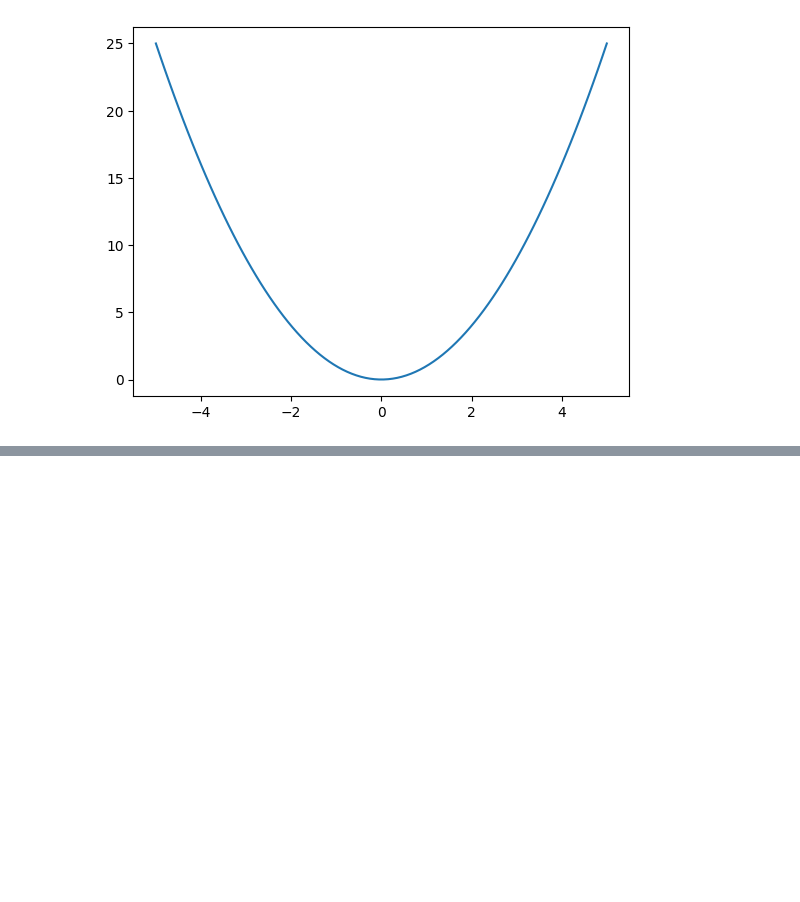
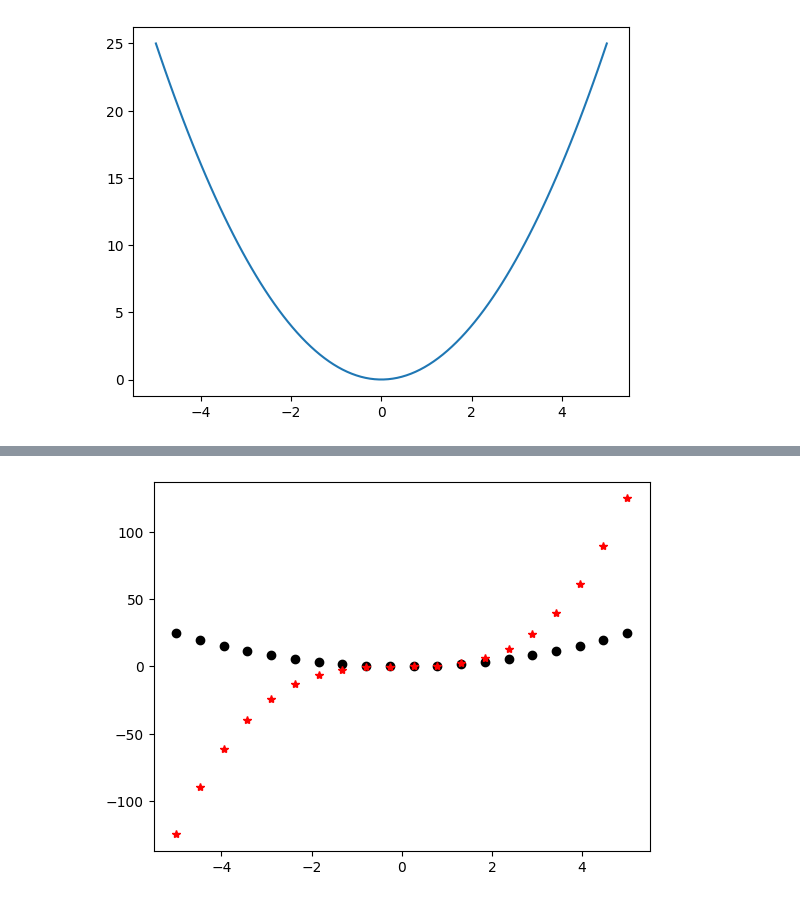
Before and after one commit to yoponchik/Computer-Programming-For-Engineers, a Jupyter notebook: Lecture Code/Week3.ipynb, the cells around one changed output, grey strips where cells are left out. Drawn from its saved outputs; the diff is of its cells as text; code cells hidden in the pictures; blank space fills up the shorter version.

```diff
--- a/Lecture Code/Week3.ipynb
+++ b/Lecture Code/Week3.ipynb
@@ -171,0 +184,9 @@ plt.show()
+# %%
+##More Modifying Plot
+
+x =  np.linspace(-5,5,20)
+plt.plot(x, x**2, 'ko')            #black dots
+plt.plot(x, x**3, 'r*')            #red stars
+plt.show()
+# %% [output]
+[figure, added]
```
Also changed, not shown: parts of 13 cells of this notebook.
